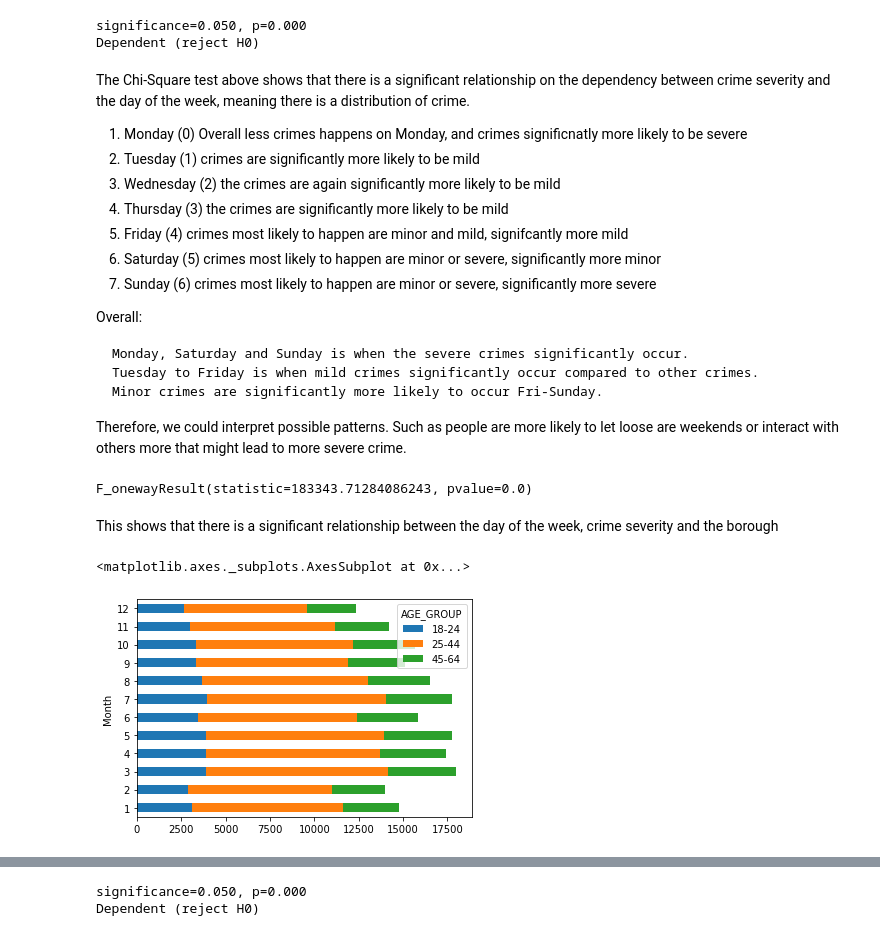
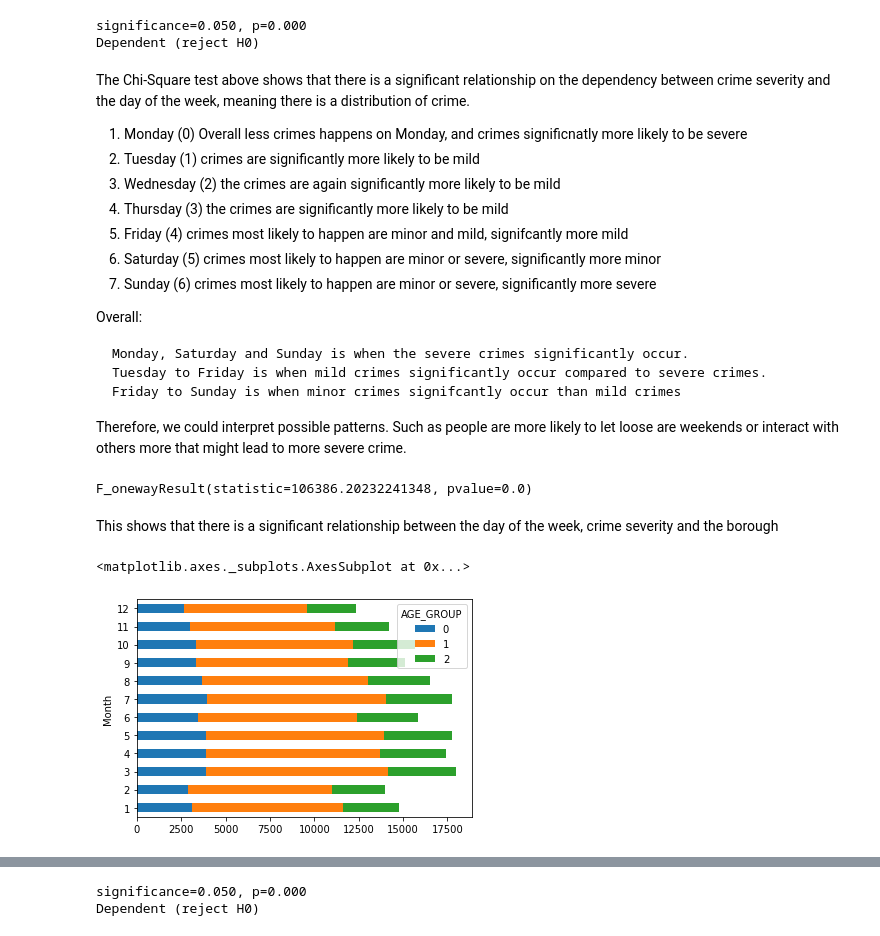
Before and after one commit to MudSnail/MidTerm, a Jupyter notebook: Pre_Covid_EDA.ipynb, the cells around one changed output, grey strips where cells are left out. Cells and saved outputs as stored; diff of their text form; code cells hidden in the pictures.

```diff
--- a/Pre_Covid_EDA.ipynb
+++ b/Pre_Covid_EDA.ipynb
@@ -174,28 +180,23 @@ The Chi-Square test above shows that there is a significant relationship on the
 Overall:
 
     Monday, Saturday and Sunday is when the severe crimes significantly occur.
-    Tuesday to Friday is when mild crimes significantly occur compared to other crimes.
-    Minor crimes are significantly more likely to occur Fri-Sunday.
+    Tuesday to Friday is when mild crimes significantly occur compared to severe crimes.
+    Friday to Sunday is when minor crimes signifcantly occur than mild crimes
 
 Therefore, we could interpret possible patterns. Such as people are more likely to let loose are weekends or interact with others more that might lead to more severe crime.
 # %%
-#ANOVA needs oridinal frame, therefore add weekday columns
-df['ARREST_DATE'] = pd.to_datetime(df['ARREST_DATE']) #convert column
-df['Month'] = df['ARREST_DATE'].dt.month
-df['WeekDay'] = df['ARREST_DATE'].dt.weekday
-
 #perform one-way ANOVA - all our values are categorical, we would need quantitative variable for 2-way ANOVA
-f_oneway(df['WeekDay'], df['Crime Severity'])
+f_oneway(df['WeekDay'], df['Crime Severity'], df['ARREST_BORO'])
 # %% [output]
-F_onewayResult(statistic=183343.71284086243, pvalue=0.0)
+F_onewayResult(statistic=106386.20232241348, pvalue=0.0)
 # %% [markdown]
 This shows that there is a significant relationship between the day of the week, crime severity and the borough
 # %%
-#Bar plot showing proportion of crimes committed per age group during each month
-pd.crosstab(data['Month'],data['AGE_GROUP']).plot(kind="barh",stacked=True)
+#Bar plot showing proportion of crimes committed per age group for crime severity
+pd.crosstab(df['Month'],df['AGE_GROUP']).plot(kind="barh",stacked=True)
 # %% [output]
 <matplotlib.axes._subplots.AxesSubplot at 0x...>
-[figure, old version]
+[figure, new version]
 # %%
 #first tabulate a 2 way table with variables as months and level of crime
 two_way_table = pd.crosstab(index=data["Month"], columns=data["Crime Severity"])
```
Also changed, not shown: parts of 38 cells of this notebook.
